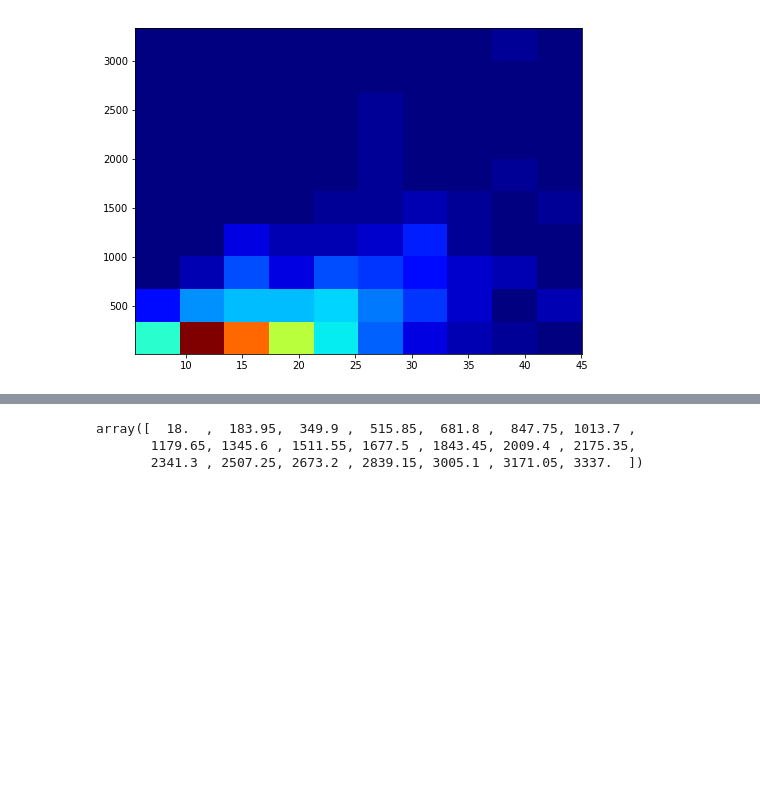
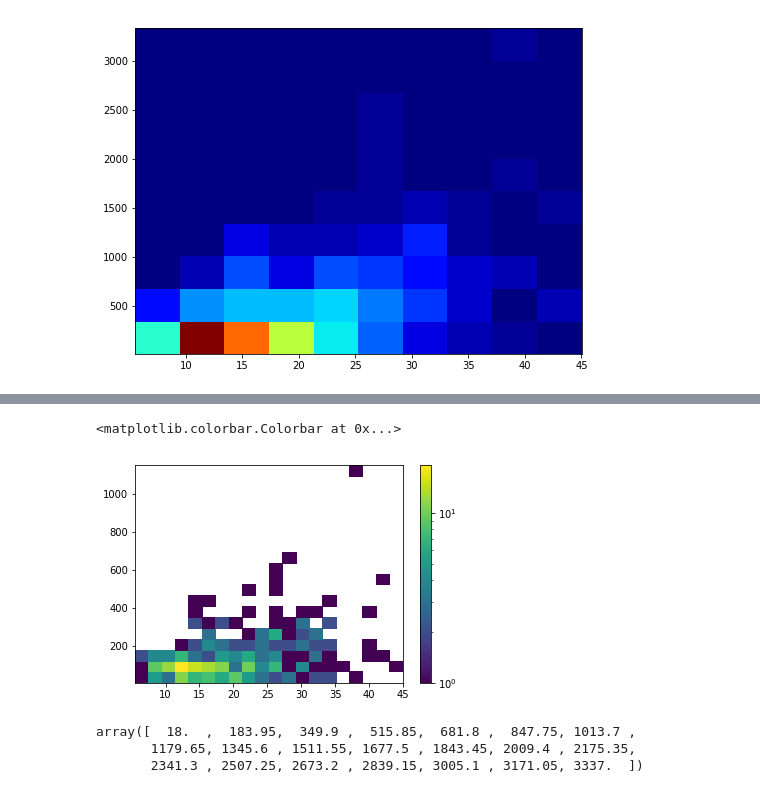
Before and after one commit to harryjmoss/COVIDRover, a Jupyter notebook: notebooks/test_merged_trim.ipynb, the cells around one changed output, grey strips where cells are left out. Cells and saved outputs as stored; diff of their text form; code cells hidden in the pictures; blank space fills up the shorter version.

```diff
--- a/notebooks/test_merged_trim.ipynb
+++ b/notebooks/test_merged_trim.ipynb
@@ -299,0 +266,5 @@ cayIMD
+# %%
+fulldf.columns=['Area name', 'Area code', 'Area type', 'Date',
+       'DailyCases', 'Cases',
+       'CRate', 'IMD', 'Cause', 'Sex', 'GeoType',
+       'Deaths', 'MRate', 'MRateLowCI', 'MRateHighCI']
@@ -299,0 +273,2 @@ cayIMD
+# %%
+fullstats=fulldf
@@ -374,3 +366,10 @@ plt.colorbar(h[3], ax=ax)
+# %%
+fig, ax = plt.subplots()
+h = ax.hist2d(fullstats['IMD'], fullstats['Deaths'], bins=20,cmin=1,cmap='viridis',norm=colors.LogNorm())
+plt.colorbar(h[3], ax=ax)
+# %% [output]
+<matplotlib.colorbar.Colorbar at 0x...>
+[figure, added]
 # %%
 h[2]
 # %% [output]
```
Also changed, not shown: parts of 77 cells of this notebook, 8 other files.
